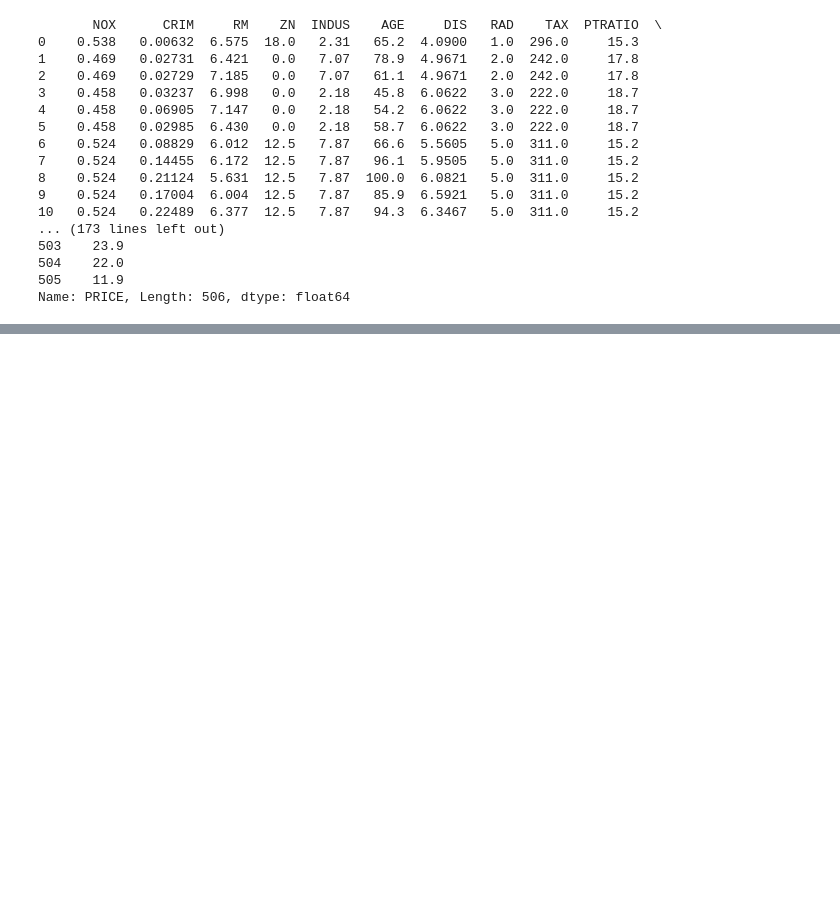
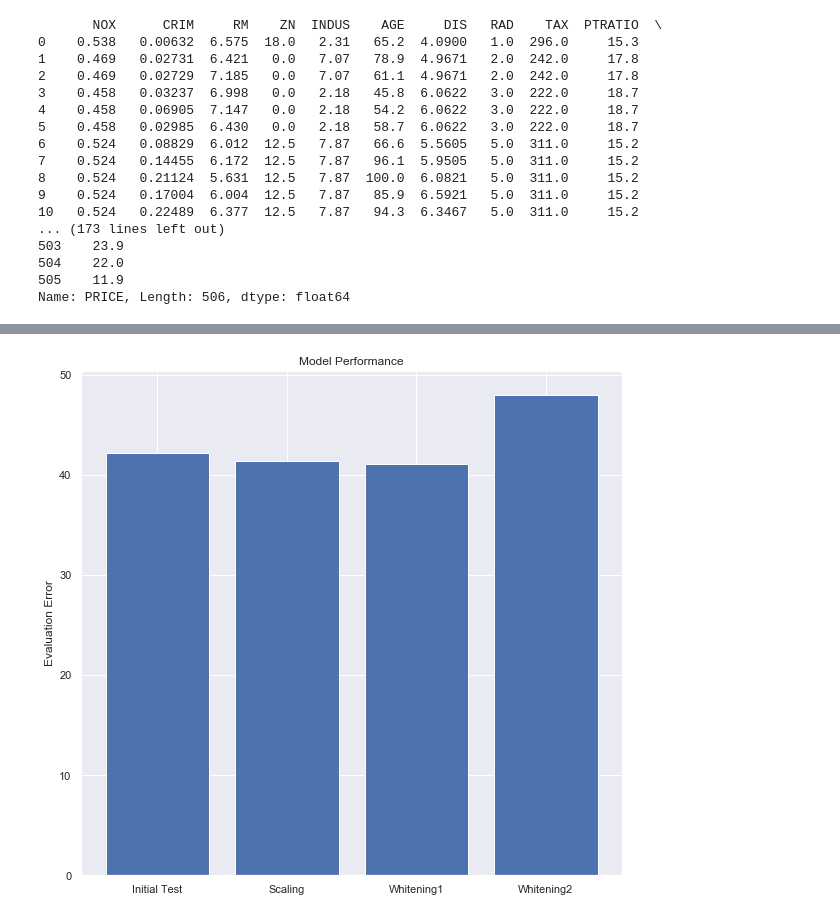
Before and after one commit to GregFee/machinelearning_assessment, a Jupyter notebook: Boston Data.ipynb, the cells around one changed output, grey strips where cells are left out. Cells and saved outputs as stored; diff of their text form; code cells hidden in the pictures; blank space fills up the shorter version.

Commit message:
editing and comparing model results

```diff
--- a/Boston Data.ipynb
+++ b/Boston Data.ipynb
@@ -487,0 +523,6 @@ array([[ 3., -1., 25., 18., 28., 27.,  6., 16., 25., 37., 29., 22., 19.,
+# %%
+#Use sklearn decomposition using NonNegative Matrix Factorization
+nmf = dec.NMF(n_components=12, init='random', random_state=0)
+nmf.fit(x_train)
+x_train_white = pd.DataFrame(nmf.transform(x_train), columns=x.columns)
+x_train_white
@@ -487,0 +548,11 @@ array([[ 3., -1., 25., 18., 28., 27.,  6., 16., 25., 37., 29., 22., 19.,
+# %%
+#build the model
+m = kr.models.Sequential()
+#build model one hidden layer 100 neurons, 12 input neurons, single neuron in output layer.
+m.add(kr.layers.Dense(65, input_dim=12, activation="relu"))
+m.add(kr.layers.Dense(1, activation="linear"))
+#compile with MSE and adam optimiser.
+m.compile(loss="mean_squared_error", optimizer="adam")
+# %%
+#fit model on training set with 100 epochs
+m.fit(x_train, y_train, epochs=100, batch_size=10)
@@ -488,4 +614,5 @@ array([[ 3., -1., 25., 18., 28., 27.,  6., 16., 25., 37., 29., 22., 19.,
 # %%
 #use evaluate function to evaluate test set.
-m.evaluate(x_test, y_test)
+NMFRES = m.evaluate(x_test, y_test)
+print("Result After NMF Whitening Is", NMFRES)
 # %% [output]
@@ -495,0 +621,12 @@ m.evaluate(x_test, y_test)
+# %%
+#Bar Chart of Model Performance.
+Subjects = ('Initial Test', 'Scaling', 'Whitening1', 'Whitening2')
+ModelResults = (FirstTest, ScaledResult, PCARES, NMFRES,)
+y_pos = np.arange(len(Subjects))
+plt.bar(y_pos, ModelResults)
+plt.xticks(y_pos, Subjects)
+plt.title("Model Performance")
+plt.ylabel("Evaluation Error")
+plt.show()
+# %% [output]
+[figure, added]
```
Also changed, not shown: parts of 26 cells of this notebook.
